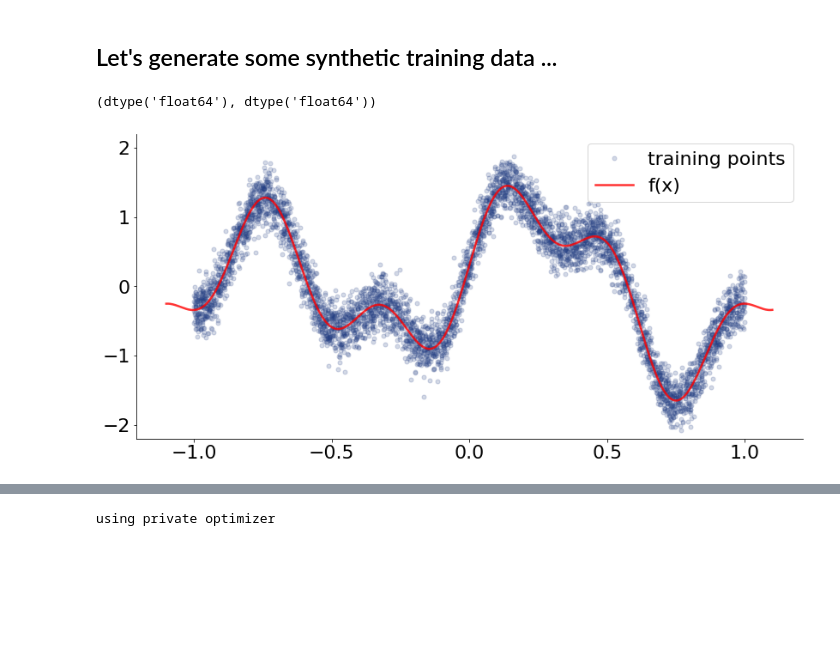
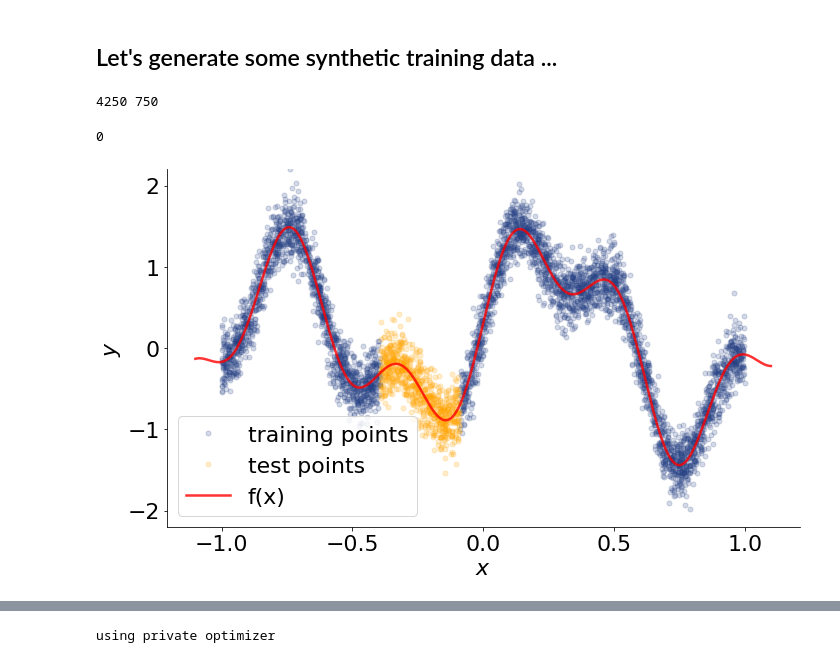
Before and after one commit to moritzknolle/learning_private_functions, a Jupyter notebook: dp_svfe.ipynb, the cells around one changed output, grey strips where cells are left out. Cells and saved outputs as stored; diff of their text form; code cells hidden in the pictures; blank space fills up the shorter version.

```diff
--- a/dp_svfe.ipynb
+++ b/dp_svfe.ipynb
@@ -40,32 +30,44 @@ Skipping registering GPU devices...
 # %% [markdown]
 ## Let's generate some synthetic training data ...
 # %%
-save_figs=True
+save_figs=False
 N = 5_000  # Number of training observations
 def func(x):
-    return np.sin(x * 6) + 0.3 * np.cos(x * 3) + 0.5 * np.sin(x * 15)
+    return np.sin(x * 6) + 0.3 * np.cos(x * 2) + 0.5 * np.sin(15*x)
 
-X = rng.rand(N, 1) * 2 - 1  # X values
-Y = func(X) + 0.2 * rng.randn(N, 1)  # Noisy Y values
+X = np.random.rand(N, 1) * 2 - 1  # X values
+Y = func(X) + 0.2 * np.random.randn(N, 1)  # Noisy Y values
 X = X.astype(dtype)
 Y = Y.astype(dtype)
-data = (X, Y)
-X.dtype, Y.dtype
+
+n_test = 750
+idx=1_900
+sorted_ids = np.argsort(X, axis=0).flatten()
+test_idx = sorted_ids[idx-(n_test//2): idx+(n_test//2)]
+train_idx = main_list = list(set(sorted_ids) - set(test_idx))
+
+X_train, y_train = X[train_idx], Y[train_idx]
+X_test, y_test = X[test_idx], Y[test_idx]
+print(len(X_train), len(X_test))
 # %% [output]
-(dtype('float64'), dtype('float64'))
+4250 750
 # %%
-plt.figure(figsize=(12, 6))
+plt.figure(figsize=(10, 6))
 ylim=(-2.2, 2.2)
-plt.plot(X, Y, ".", label="training points", alpha=0.2, markersize='10',color='#264185')
+plt.plot(X_train, y_train, ".", label="training points", alpha=0.2, markersize='10',color='#264185')
+plt.plot(X_test, y_test, ".", label="test points", alpha=0.2, markersize='10',color='orange')
 Xt = np.linspace(-1.1, 1.1, 1000)[:, None]
 Yt = func(Xt)
 _ = plt.plot(Xt, Yt, alpha=0.8, lw=2.5, c='red', label='f(x)')
 sns.despine()
 plt.legend()
 plt.tight_layout()
 plt.ylim(ylim)
+plt.xlabel("$x$")
+plt.ylabel("$y$")
 plt.savefig("figures/dp_vfe/underlying_func.pdf") if save_figs else 0
 # %% [output]
+0
-[figure, old version]
+[figure, new version]
 # %%
 from dp_gp.approximate_inference.common_train_logic import make_SVGP_model, simple_training_loop
```
Also changed, not shown: parts of 13 cells of this notebook, 9 other files.
